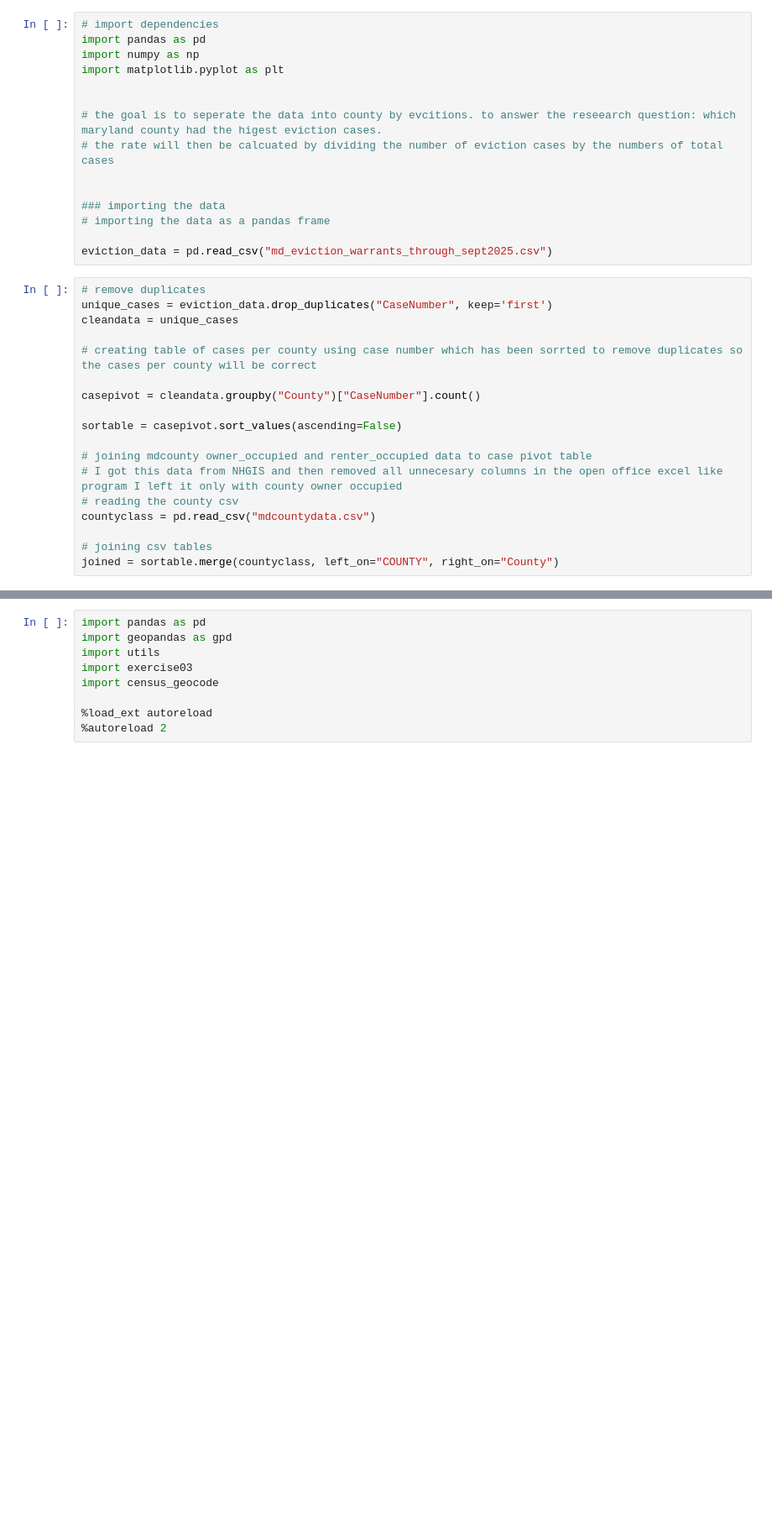
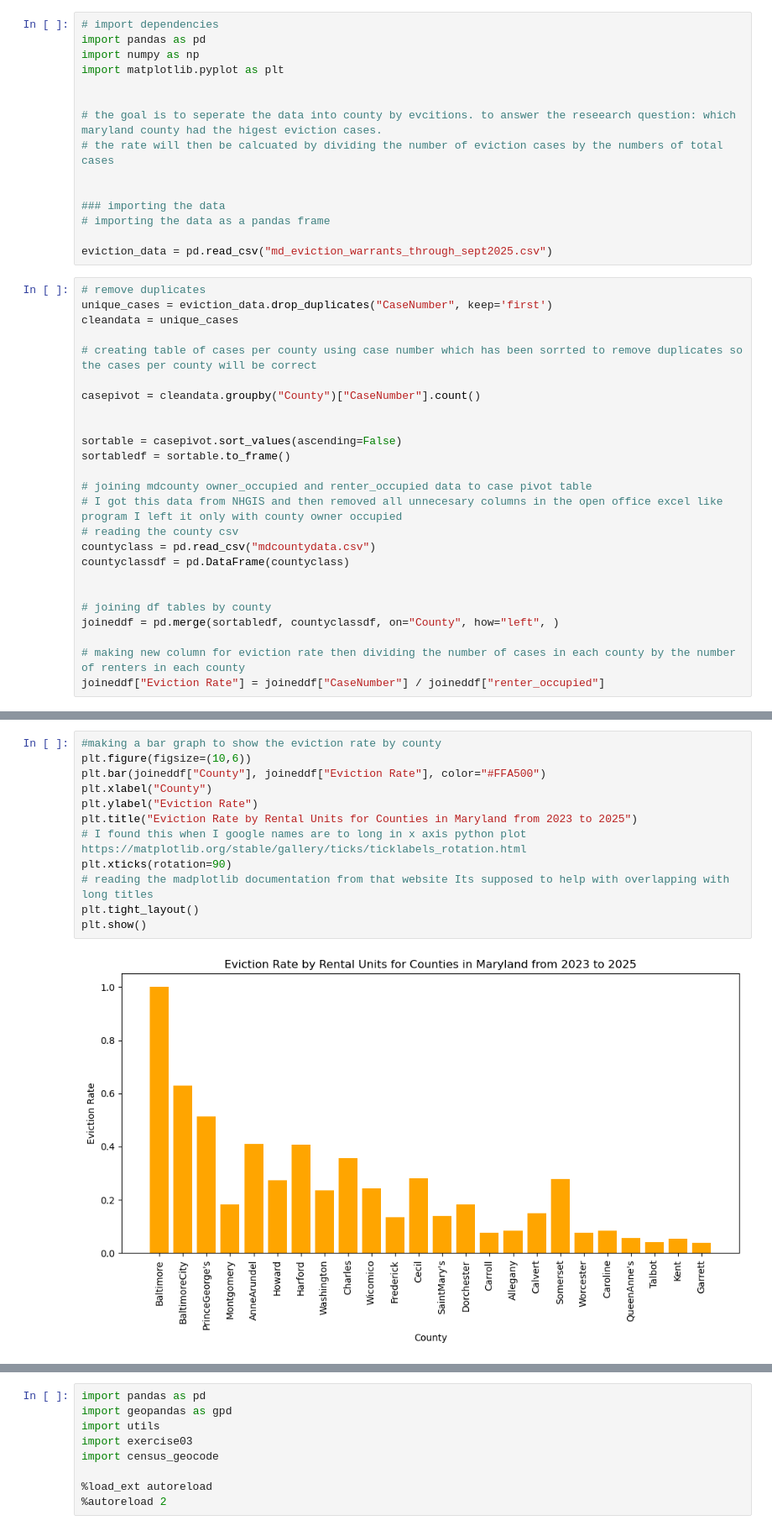
Before and after one commit to emman-lab/ursp688y_sp2026, a Jupyter notebook: exercises/exercise03/harbaughexercise03.ipynb, the cells around one changed output, grey strips where cells are left out. Shown at 84% size. Saved outputs shown, nothing was run; the diff lists cells and outputs as text; blank space fills up the shorter version.

```diff
--- a/exercises/exercise03/harbaughexercise03.ipynb
+++ b/exercises/exercise03/harbaughexercise03.ipynb
@@ -83,12 +84,19 @@ cleandata = unique_cases
 
 casepivot = cleandata.groupby("County")["CaseNumber"].count()
 
+
 sortable = casepivot.sort_values(ascending=False)
+sortabledf = sortable.to_frame()
 
 # joining mdcounty owner_occupied and renter_occupied data to case pivot table
 # I got this data from NHGIS and then removed all unnecesary columns in the open office excel like program I left it only with county owner occupied
 # reading the county csv
 countyclass = pd.read_csv("mdcountydata.csv")
+countyclassdf = pd.DataFrame(countyclass)
 
-# joining csv tables
-joined = sortable.merge(countyclass, left_on="COUNTY", right_on="County")
+
+# joining df tables by county
+joineddf = pd.merge(sortabledf, countyclassdf, on="County", how="left", )
+
+# making new column for eviction rate then dividing the number of cases in each county by the number of renters in each county
+joineddf["Eviction Rate"] = joineddf["CaseNumber"] / joineddf["renter_occupied"]
@@ -117,0 +124,14 @@ cleandata.head()
+# %%
+#making a bar graph to show the eviction rate by county
+plt.figure(figsize=(10,6))
+plt.bar(joineddf["County"], joineddf["Eviction Rate"], color="#FFA500")
+plt.xlabel("County")
+plt.ylabel("Eviction Rate")
+plt.title("Eviction Rate by Rental Units for Counties in Maryland from 2023 to 2025")
+# I found this when I google names are to long in x axis python plot https://matplotlib.org/stable/gallery/ticks/ticklabels_rotation.html
+plt.xticks(rotation=90)
+# reading the madplotlib documentation from that website Its supposed to help with overlapping with long titles
+plt.tight_layout()
+plt.show()
+# %% [output]
+[figure, added]
```
Also changed, not shown: parts of 14 cells of this notebook, 2 other files.
